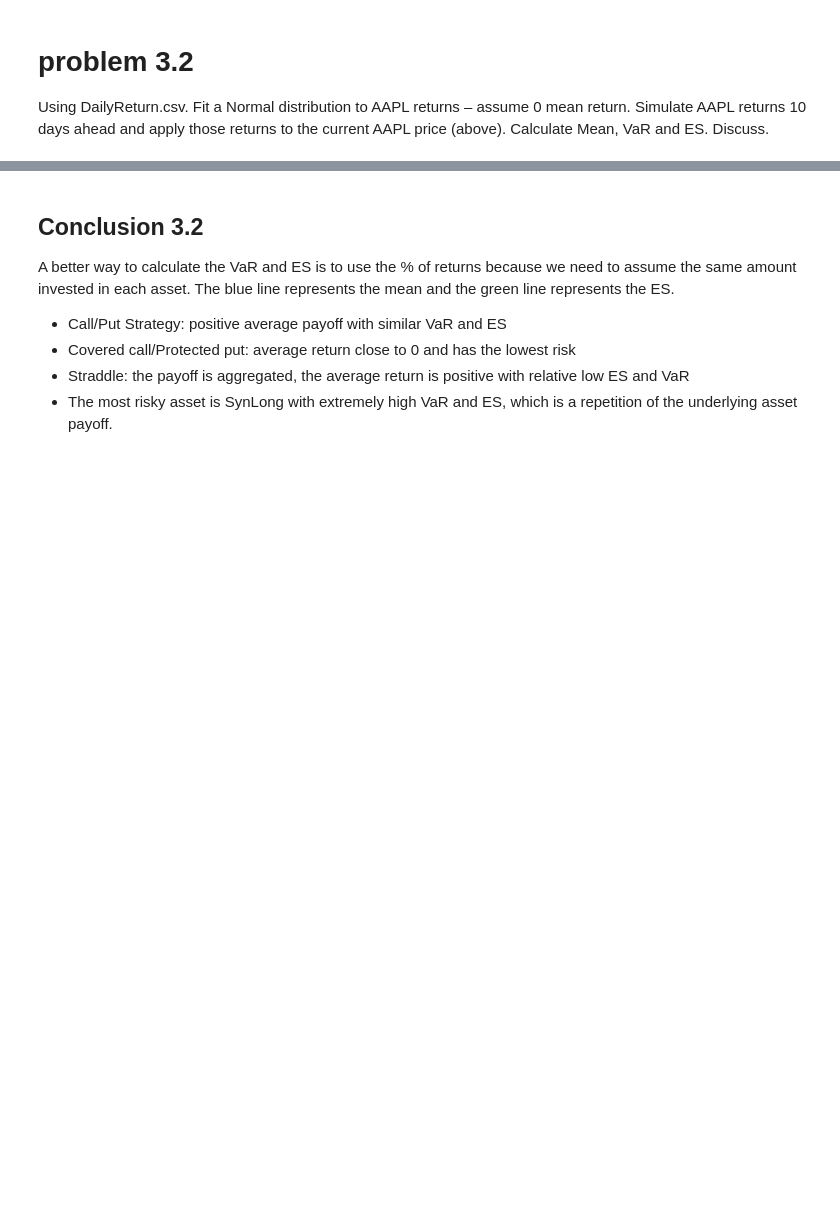
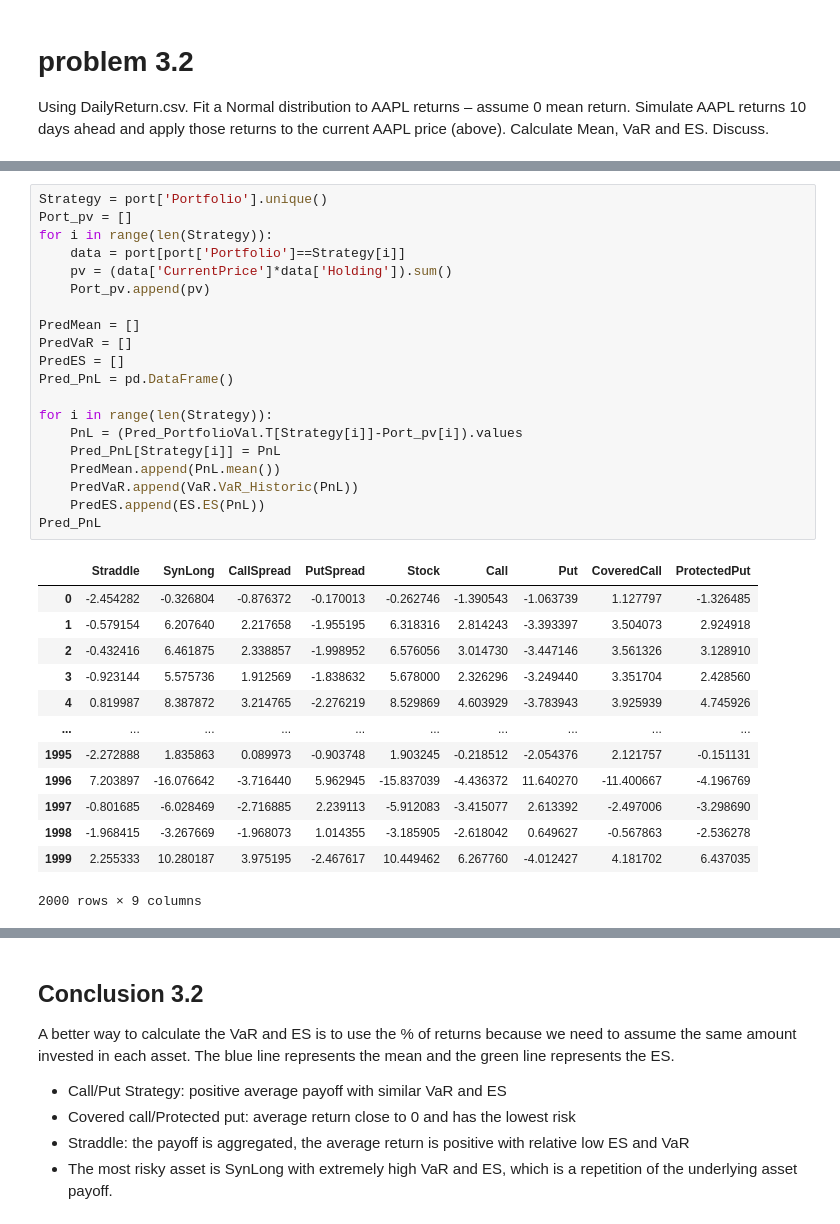
Before and after one commit to zeshengli98/Fintech590-Risk, a Jupyter notebook: Week06/Week06.ipynb, the cells around one changed output, grey strips where cells are left out. Saved outputs shown, nothing was run; the diff lists cells and outputs as text; blank space fills up the shorter version.

```diff
--- a/Week06/Week06.ipynb
+++ b/Week06/Week06.ipynb
@@ -341,0 +330,34 @@ stat
+# %%
+Strategy = port['Portfolio'].unique()
+Port_pv = []
+for i in range(len(Strategy)):
+    data = port[port['Portfolio']==Strategy[i]]
+    pv = (data['CurrentPrice']*data['Holding']).sum()
+    Port_pv.append(pv)
+
+PredMean = []
+PredVaR = []
+PredES = []
+Pred_PnL = pd.DataFrame()
+
+for i in range(len(Strategy)):
+    PnL = (Pred_PortfolioVal.T[Strategy[i]]-Port_pv[i]).values
+    Pred_PnL[Strategy[i]] = PnL
+    PredMean.append(PnL.mean())
+    PredVaR.append(VaR.VaR_Historic(PnL))
+    PredES.append(ES.ES(PnL))
+Pred_PnL
+# %% [output]
+|  | Straddle | SynLong | CallSpread | PutSpread | Stock | Call | Put | CoveredCall | ProtectedPut |
+| 0 | -2.454282 | -0.326804 | -0.876372 | -0.170013 | -0.262746 | -1.390543 | -1.063739 | 1.127797 | -1.326485 |
+| 1 | -0.579154 | 6.207640 | 2.217658 | -1.955195 | 6.318316 | 2.814243 | -3.393397 | 3.504073 | 2.924918 |
+| 2 | -0.432416 | 6.461875 | 2.338857 | -1.998952 | 6.576056 | 3.014730 | -3.447146 | 3.561326 | 3.128910 |
+| 3 | -0.923144 | 5.575736 | 1.912569 | -1.838632 | 5.678000 | 2.326296 | -3.249440 | 3.351704 | 2.428560 |
+| 4 | 0.819987 | 8.387872 | 3.214765 | -2.276219 | 8.529869 | 4.603929 | -3.783943 | 3.925939 | 4.745926 |
+| ... | ... | ... | ... | ... | ... | ... | ... | ... | ... |
+| 1995 | -2.272888 | 1.835863 | 0.089973 | -0.903748 | 1.903245 | -0.218512 | -2.054376 | 2.121757 | -0.151131 |
+| 1996 | 7.203897 | -16.076642 | -3.716440 | 5.962945 | -15.837039 | -4.436372 | 11.640270 | -11.400667 | -4.196769 |
+| 1997 | -0.801685 | -6.028469 | -2.716885 | 2.239113 | -5.912083 | -3.415077 | 2.613392 | -2.497006 | -3.298690 |
+| 1998 | -1.968415 | -3.267669 | -1.968073 | 1.014355 | -3.185905 | -2.618042 | 0.649627 | -0.567863 | -2.536278 |
+| 1999 | 2.255333 | 10.280187 | 3.975195 | -2.467617 | 10.449462 | 6.267760 | -4.012427 | 4.181702 | 6.437035 |
+2000 rows × 9 columns
```
Also changed, not shown: parts of 6 cells of this notebook, 17 other files.
